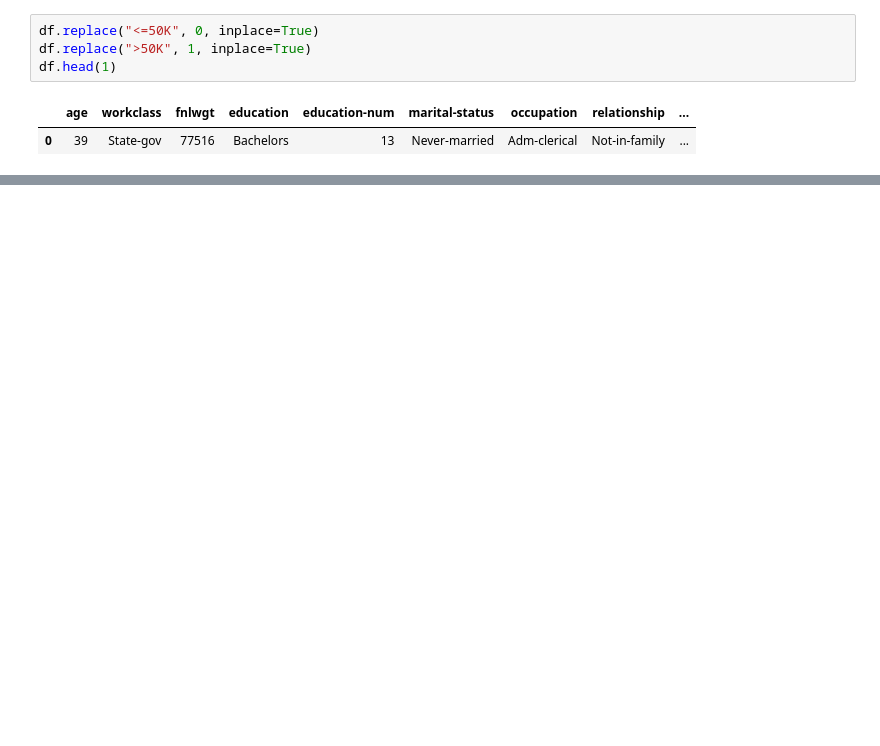
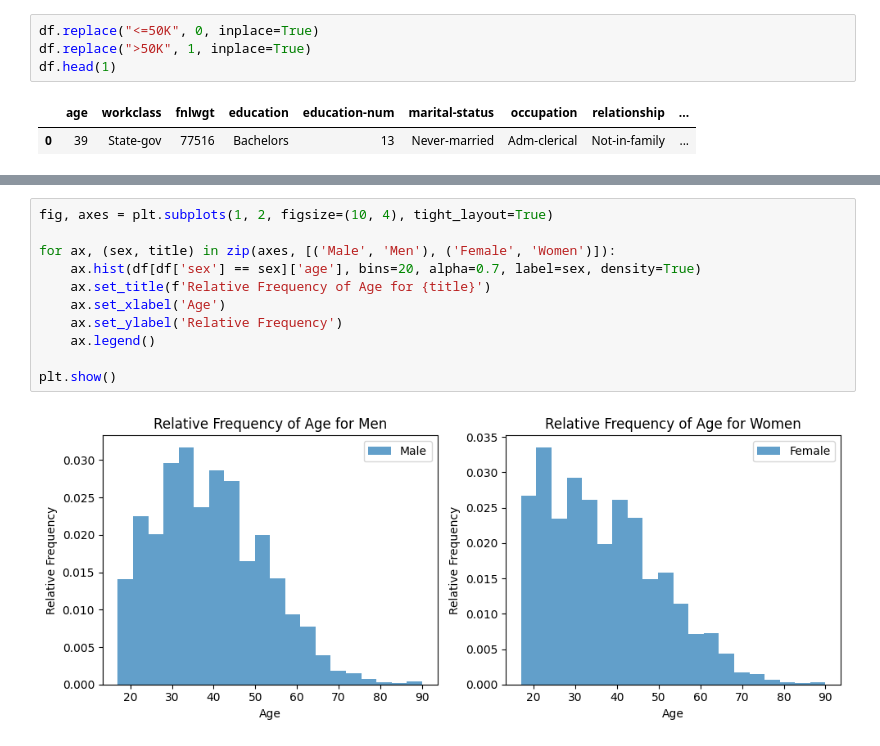
Before and after one commit to ehughe33/DTSC-2302-Project-Group-1, a Jupyter notebook: DTSC1302Project.ipynb, the cells around one changed output, grey strips where cells are left out. Drawn from its saved outputs; the diff is of its cells as text; blank space fills up the shorter version.

```diff
--- a/DTSC1302Project.ipynb
+++ b/DTSC1302Project.ipynb
@@ -327,0 +343,13 @@ print(accuracy)
+# %%
+fig, axes = plt.subplots(1, 2, figsize=(10, 4), tight_layout=True)
+
+for ax, (sex, title) in zip(axes, [('Male', 'Men'), ('Female', 'Women')]):
+    ax.hist(df[df['sex'] == sex]['age'], bins=20, alpha=0.7, label=sex, density=True)
+    ax.set_title(f'Relative Frequency of Age for {title}')
+    ax.set_xlabel('Age')
+    ax.set_ylabel('Relative Frequency')
+    ax.legend()
+
+plt.show()
+# %% [output]
+[figure, added]
```
Also changed, not shown: parts of 41 cells of this notebook.
